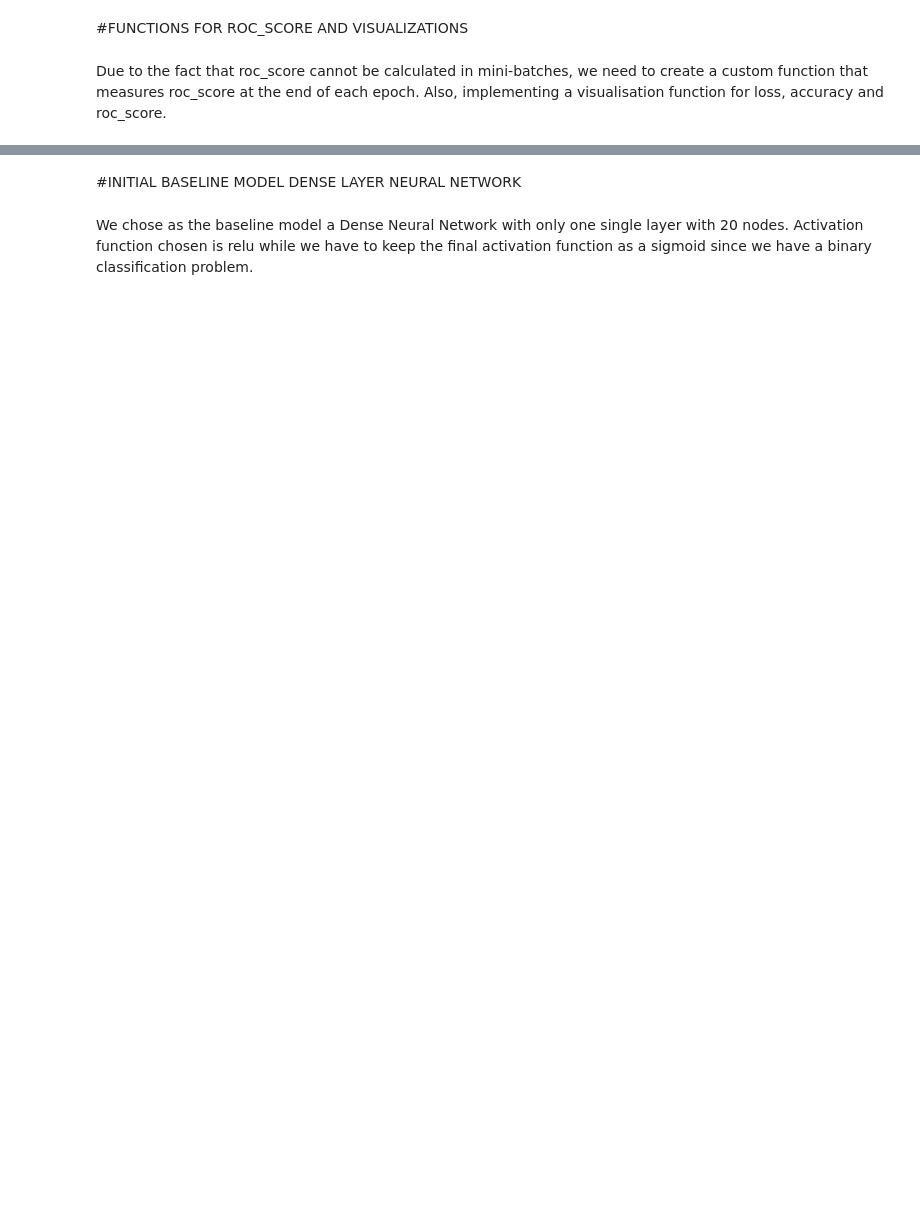
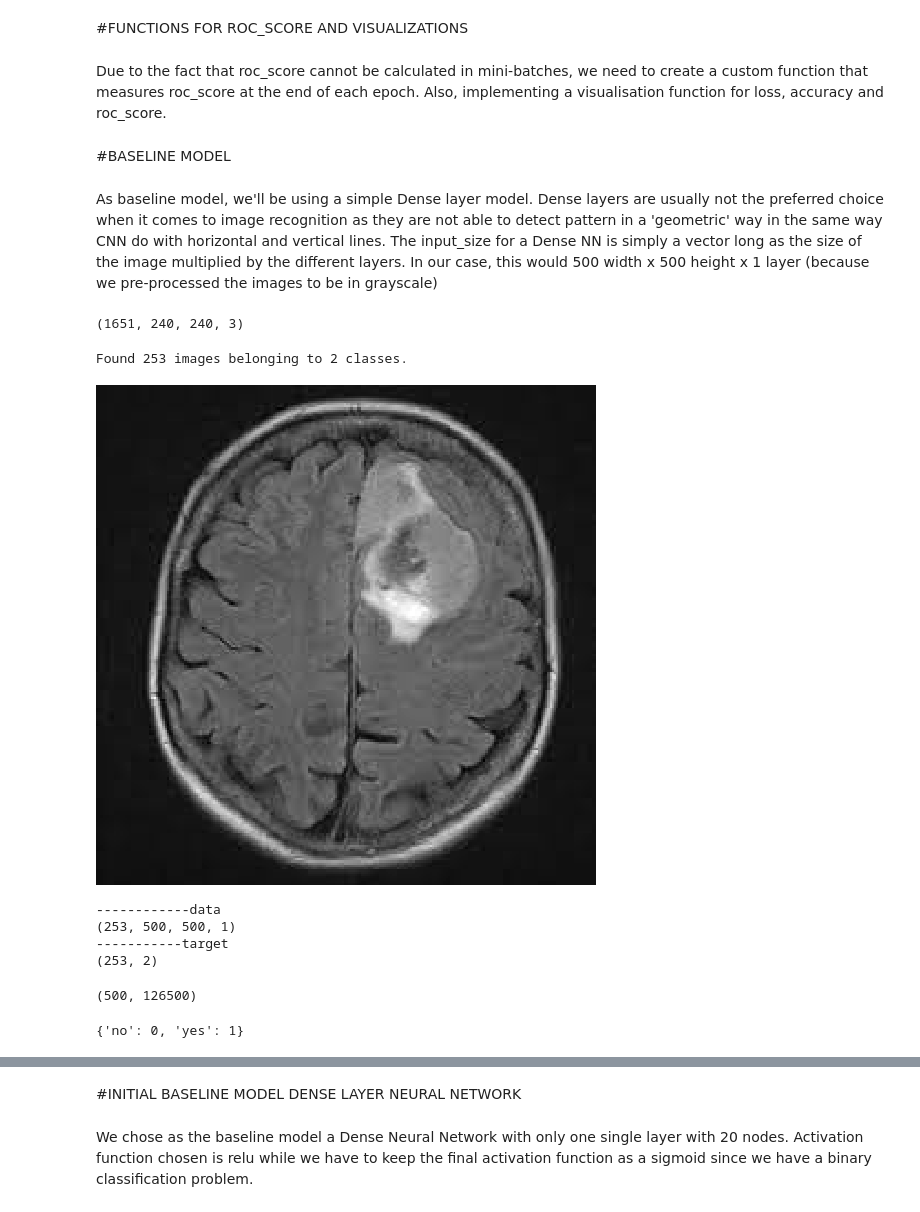
Before and after one commit to IsabelJoseph101/image_classification_brain_tumor-IN-PROGRESS-, a Jupyter notebook: index.ipynb, the cells around one changed output, grey strips where cells are left out. Saved outputs shown, nothing was run; the diff lists cells and outputs as text; code cells hidden in the pictures; blank space fills up the shorter version.

```diff
--- a/index.ipynb
+++ b/index.ipynb
@@ -339,3 +343,43 @@ def visualize_training_results(results):
     plt.xlabel('epochs')
     plt.ylabel('roc_auc')
     plt.show()
+# %% [markdown]
+#BASELINE MODEL
+# %% [markdown]
+As baseline model, we'll be using a simple Dense layer model. Dense layers are usually not the preferred choice when it comes to image recognition as they are not able to detect pattern in a 'geometric' way in the same way CNN do with horizontal and vertical lines. The input_size for a Dense NN is simply a vector long as the size of the image multiplied by the different layers. In our case, this would 500 width x 500 height x 1 layer (because we pre-processed the images to be in grayscale)
+# %%
+# checking for new shapes
+print(X_train.shape)
+# %% [output]
+(1651, 240, 240, 3)
+# %%
+# gaussian blurring and grayscaling!!! and 64x64
+# getting all the images in the directory training/normal and reshape them to 600 pixels
+train_generator_base = ImageDataGenerator(rescale= 1./255).flow_from_directory(
+        image_dir,
+        target_size=(500,500),
+        batch_size = 1500,
+        color_mode = 'grayscale',
+        seed = 12
+        )
+# %% [output]
+Found 253 images belonging to 2 classes.
+# %%
+# create the datasets
+train_images, train_labels = next(train_generator_base)
+array_to_img(train_images[0])
+# %% [output]
+[figure, added]
+# %%
+# looking at the dataset shapes of all our images
+
+print('------------data')
+print(train_images.shape)
+
+print('-----------target')
+print(train_labels.shape)
+# %% [output]
+------------data
+(253, 500, 500, 1)
+-----------target
+(253, 2)
@@ -341,0 +390,10 @@ def visualize_training_results(results):
+# %%
+# checking for new shapes
+print(train_img_dense.shape)
+# %% [output]
+(500, 126500)
+# %%
+# double-checking what tuple corresponds to each class
+print(train_generator_base.class_indices)
+# %% [output]
+{'no': 0, 'yes': 1}
```
Also changed, not shown: parts of 15 cells of this notebook.
